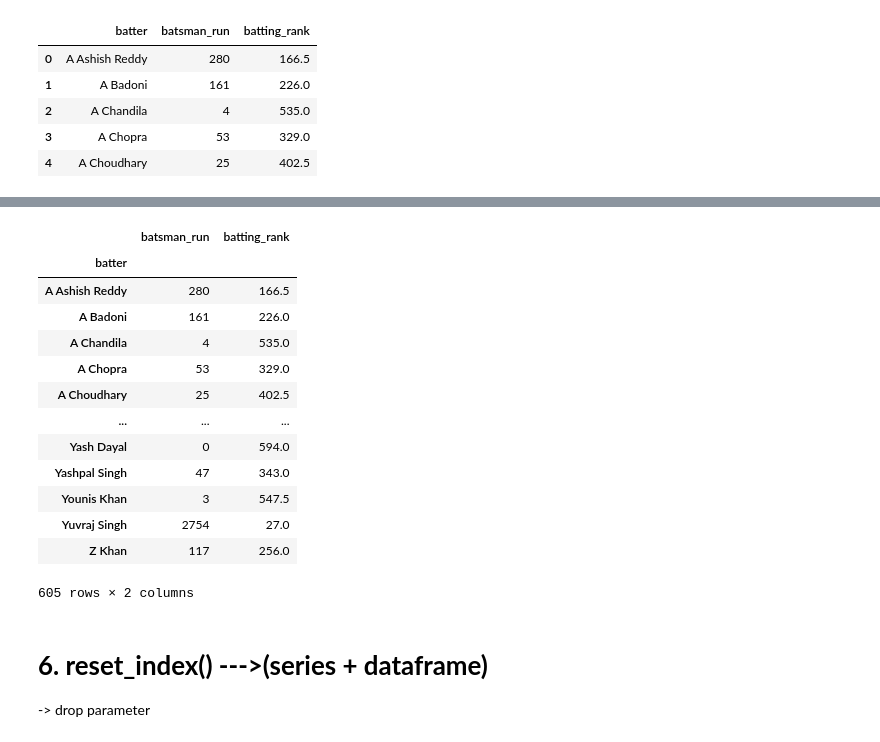
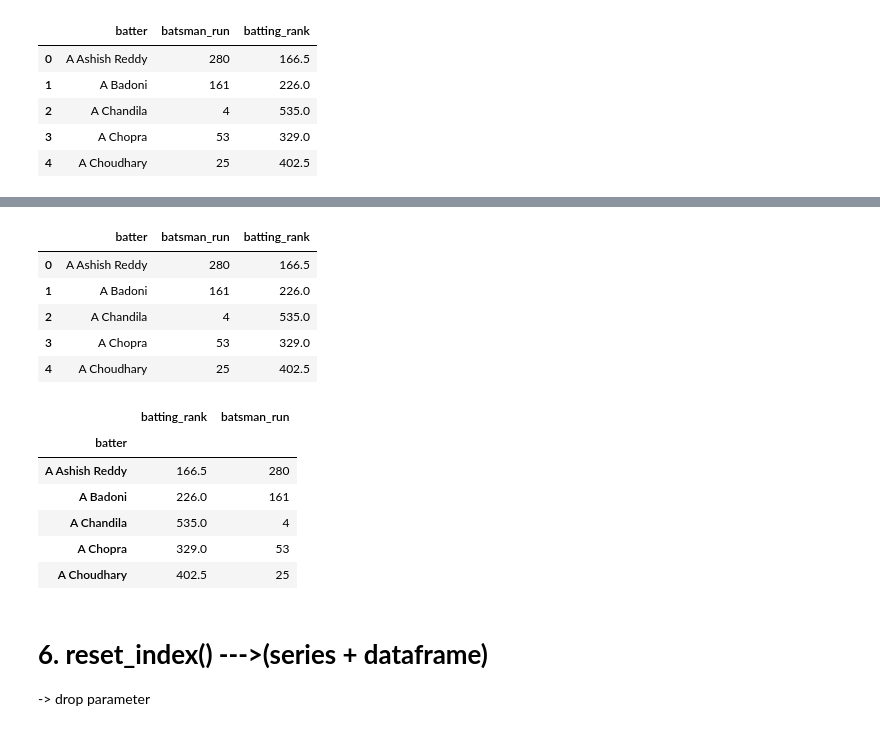
Before and after one commit to thekhushal/Learning, a Jupyter notebook: DataScience/92_CampusX_DSMP/session_18_dataframe_methods.ipynb, the cells around one changed output, grey strips where cells are left out. Saved outputs shown, nothing was run; the diff lists cells and outputs as text; code cells hidden in the pictures.

```diff
--- a/DataScience/92_CampusX_DSMP/session_18_dataframe_methods.ipynb
+++ b/DataScience/92_CampusX_DSMP/session_18_dataframe_methods.ipynb
@@ -300,8 +300,9 @@ batsman.head()
 | 3 | A Chopra | 53 | 329.0 |
 | 4 | A Choudhary | 25 | 402.5 |
 # %%
-batsman.set_index(keys='batter')
+batsman.set_index(keys='batter').head(2)
 # Without inplace it is a temporary change and the original dataframe will remain unchanged
+# batsman.set_index('batter',inplace=True) # inplace parameter makes changes permanent
 # %% [output]
 |  | batsman_run | batting_rank |
 | batter |  |  |
@@ -336,22 +311,24 @@ batsman
+# %%
+batsman.head() # original dataframe remains unchanged
+# %% [output]
+|  | batter | batsman_run | batting_rank |
+| 0 | A Ashish Reddy | 280 | 166.5 |
+| 1 | A Badoni | 161 | 226.0 |
+| 2 | A Chandila | 4 | 535.0 |
+| 3 | A Chopra | 53 | 329.0 |
+| 4 | A Choudhary | 25 | 402.5 |
 # %%
-# set_index(dataframe) -> inplace
-batsman.set_index('batter',inplace=True)
-batsman
+# Lets make a permanent change to the dataframe by setting the index to 'batter' column
+# batsman.set_index('batter',inplace=True)
+batsman.head()
 # %% [output]
-|  | batsman_run | batting_rank |
+|  | batting_rank | batsman_run |
 | batter |  |  |
-| A Ashish Reddy | 280 | 166.5 |
-| A Badoni | 161 | 226.0 |
-| A Chandila | 4 | 535.0 |
-| A Chopra | 53 | 329.0 |
-| A Choudhary | 25 | 402.5 |
-| ... | ... | ... |
-| Yash Dayal | 0 | 594.0 |
-| Yashpal Singh | 47 | 343.0 |
-| Younis Khan | 3 | 547.5 |
-| Yuvraj Singh | 2754 | 27.0 |
-| Z Khan | 117 | 256.0 |
+| A Ashish Reddy | 166.5 | 280 |
+| A Badoni | 226.0 | 161 |
+| A Chandila | 535.0 | 4 |
+| A Chopra | 329.0 | 53 |
+| A Choudhary | 402.5 | 25 |
-605 rows × 2 columns
 # %% [markdown]
 # **6. reset_index() --->(series + dataframe)**
 -> drop parameter
```
Also changed, not shown: parts of 20 cells of this notebook.
